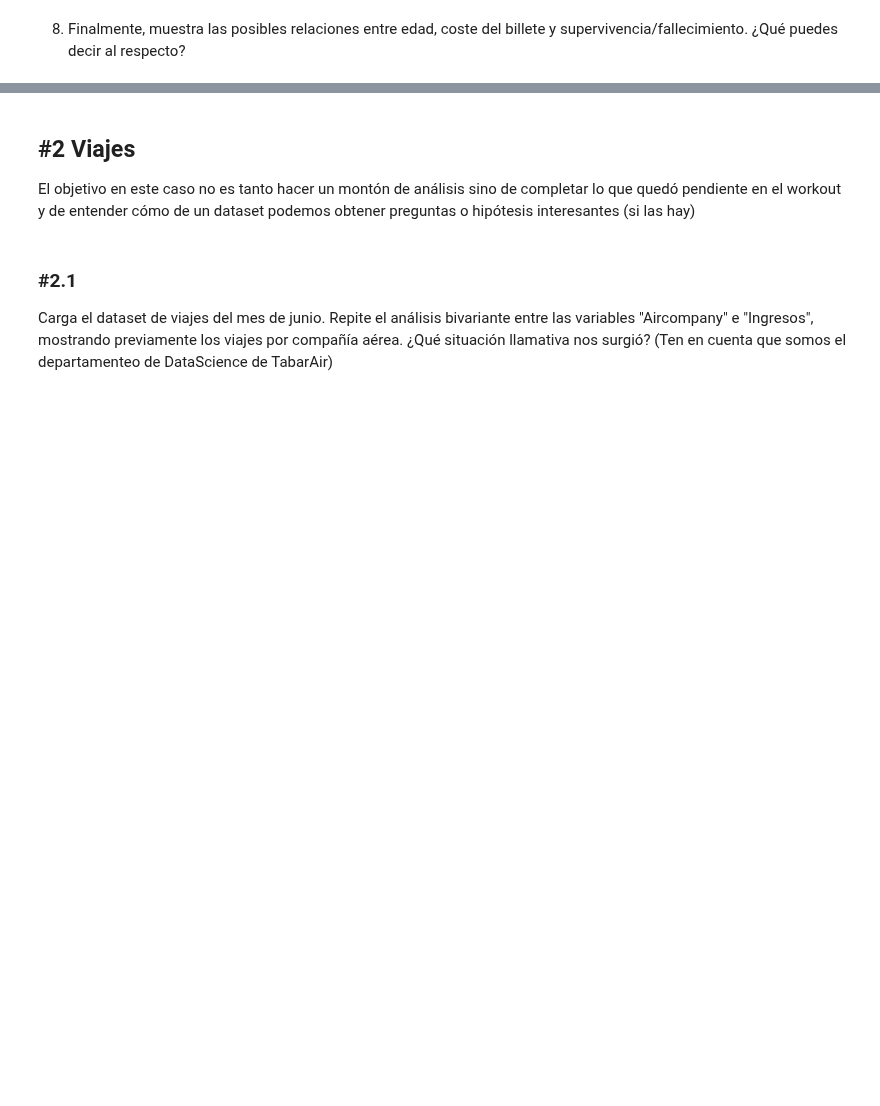
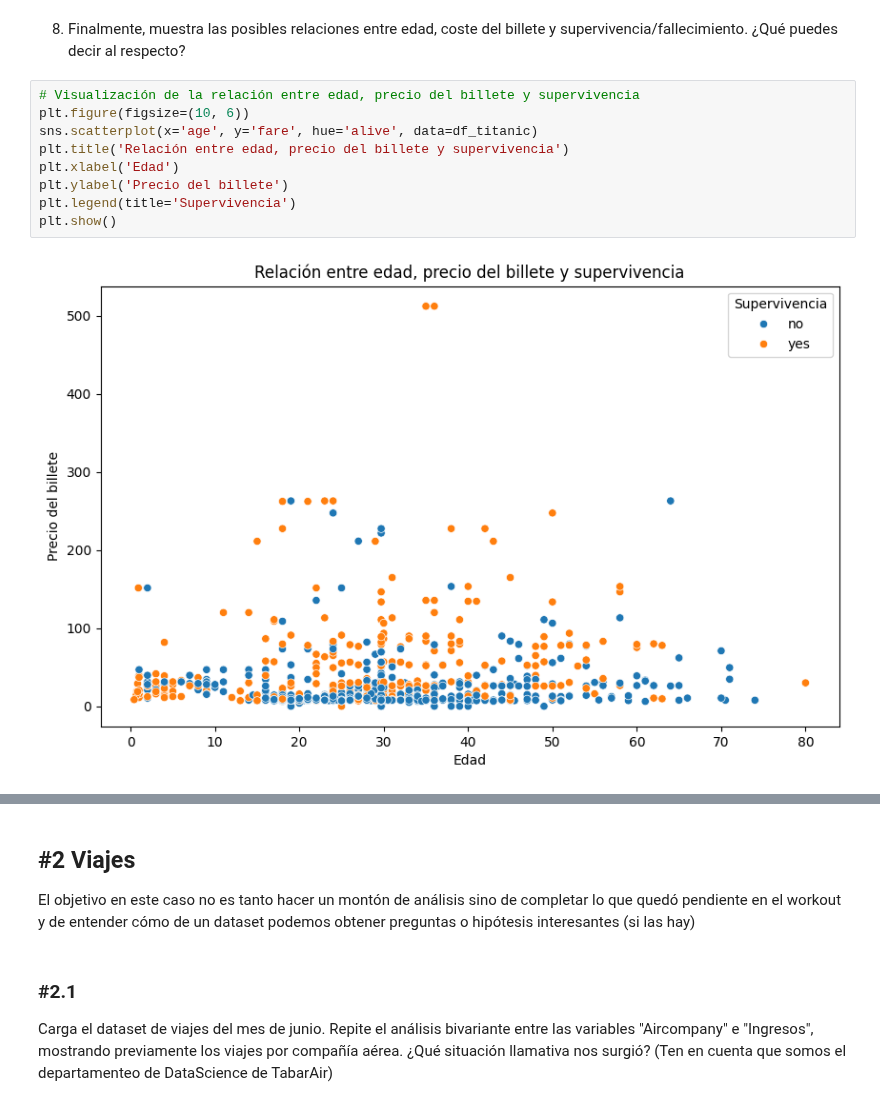
Before and after one commit to mariasanvals/DS_Online_Feb24_Exercises, a Jupyter notebook: 03_Analisis_de_Datos/Sprint_07/Unidad_02/Practica_Obligatoria/18_Practica_Obligatoria_Multivariante.ipynb, the cells around one changed output, grey strips where cells are left out. Cells and saved outputs as stored; diff of their text form; blank space fills up the shorter version.

```diff
--- a/03_Analisis_de_Datos/Sprint_07/Unidad_02/Practica_Obligatoria/18_Practica_Obligatoria_Multivariante.ipynb
+++ b/03_Analisis_de_Datos/Sprint_07/Unidad_02/Practica_Obligatoria/18_Practica_Obligatoria_Multivariante.ipynb
@@ -377,2 +418,13 @@ plt.show()
 # %% [markdown]
 8. Finalmente, muestra las posibles relaciones entre edad, coste del billete y supervivencia/fallecimiento. ¿Qué puedes decir al respecto?
+# %%
+# Visualización de la relación entre edad, precio del billete y supervivencia
+plt.figure(figsize=(10, 6))
+sns.scatterplot(x='age', y='fare', hue='alive', data=df_titanic)
+plt.title('Relación entre edad, precio del billete y supervivencia')
+plt.xlabel('Edad')
+plt.ylabel('Precio del billete')
+plt.legend(title='Supervivencia')
+plt.show()
+# %% [output]
+[figure, added]
```
Also changed, not shown: parts of 6 cells of this notebook.
